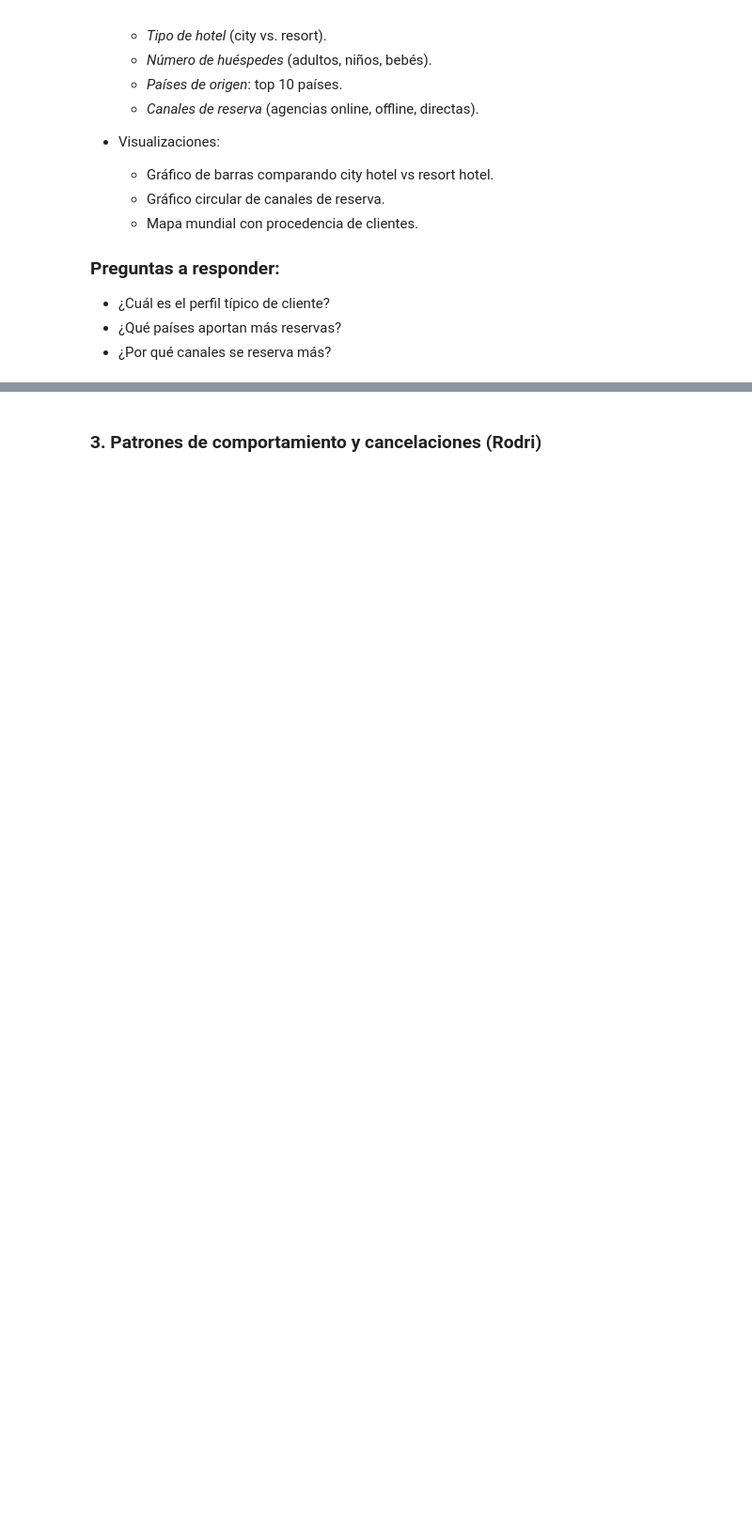
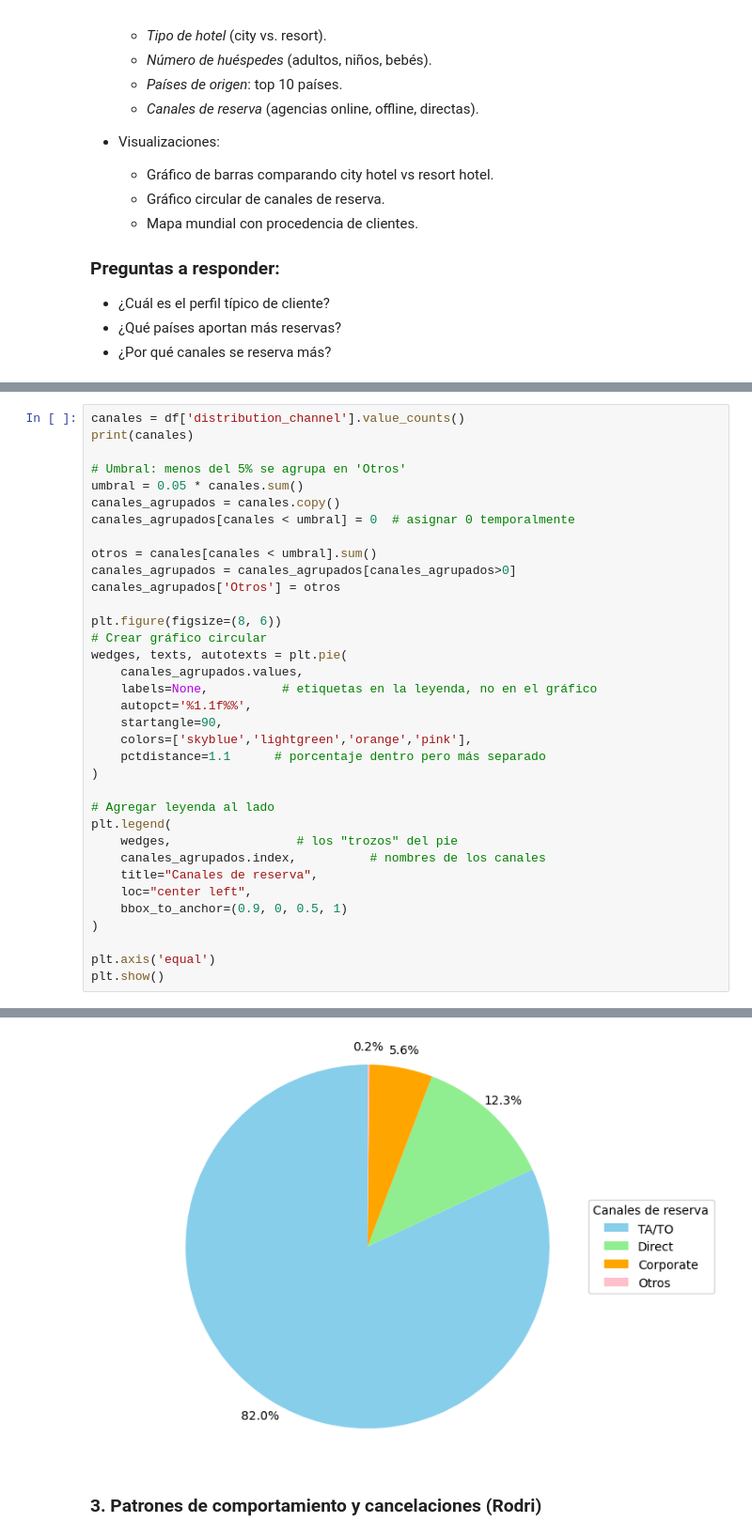
Before and after one commit to Patrirs05/analisis_hotel_booking, a Jupyter notebook: analisis_hotel.ipynb, the cells around one changed output, grey strips where cells are left out. Shown at 94% size. Drawn from its saved outputs; the diff is of its cells as text; blank space fills up the shorter version.

```diff
--- a/analisis_hotel.ipynb
+++ b/analisis_hotel.ipynb
@@ -76,0 +157,36 @@ Número de filas duplicadas: 31994
+# %%
+canales = df['distribution_channel'].value_counts()
+print(canales)
+
+# Umbral: menos del 5% se agrupa en 'Otros'
+umbral = 0.05 * canales.sum()
+canales_agrupados = canales.copy()
+canales_agrupados[canales < umbral] = 0  # asignar 0 temporalmente
+
+otros = canales[canales < umbral].sum()
+canales_agrupados = canales_agrupados[canales_agrupados>0]
+canales_agrupados['Otros'] = otros
+
+plt.figure(figsize=(8, 6))
+# Crear gráfico circular
+wedges, texts, autotexts = plt.pie(
+    canales_agrupados.values,
+    labels=None,          # etiquetas en la leyenda, no en el gráfico
+    autopct='%1.1f%%',
+    startangle=90,
+    colors=['skyblue','lightgreen','orange','pink'],
+    pctdistance=1.1      # porcentaje dentro pero más separado
+)
+
+# Agregar leyenda al lado
+plt.legend(
+    wedges,                 # los "trozos" del pie
+    canales_agrupados.index,          # nombres de los canales
+    title="Canales de reserva",
+    loc="center left",
+    bbox_to_anchor=(0.9, 0, 0.5, 1)
+)
+
+plt.axis('equal')
+plt.show()
+# %% [output]
@@ -77,3 +200,4 @@ Número de filas duplicadas: 31994
+[figure, added]
 # %% [markdown]
 ### 3. Patrones de comportamiento y cancelaciones (Rodri)
 # %% [markdown]
```
Also changed, not shown: parts of 7 cells of this notebook.
